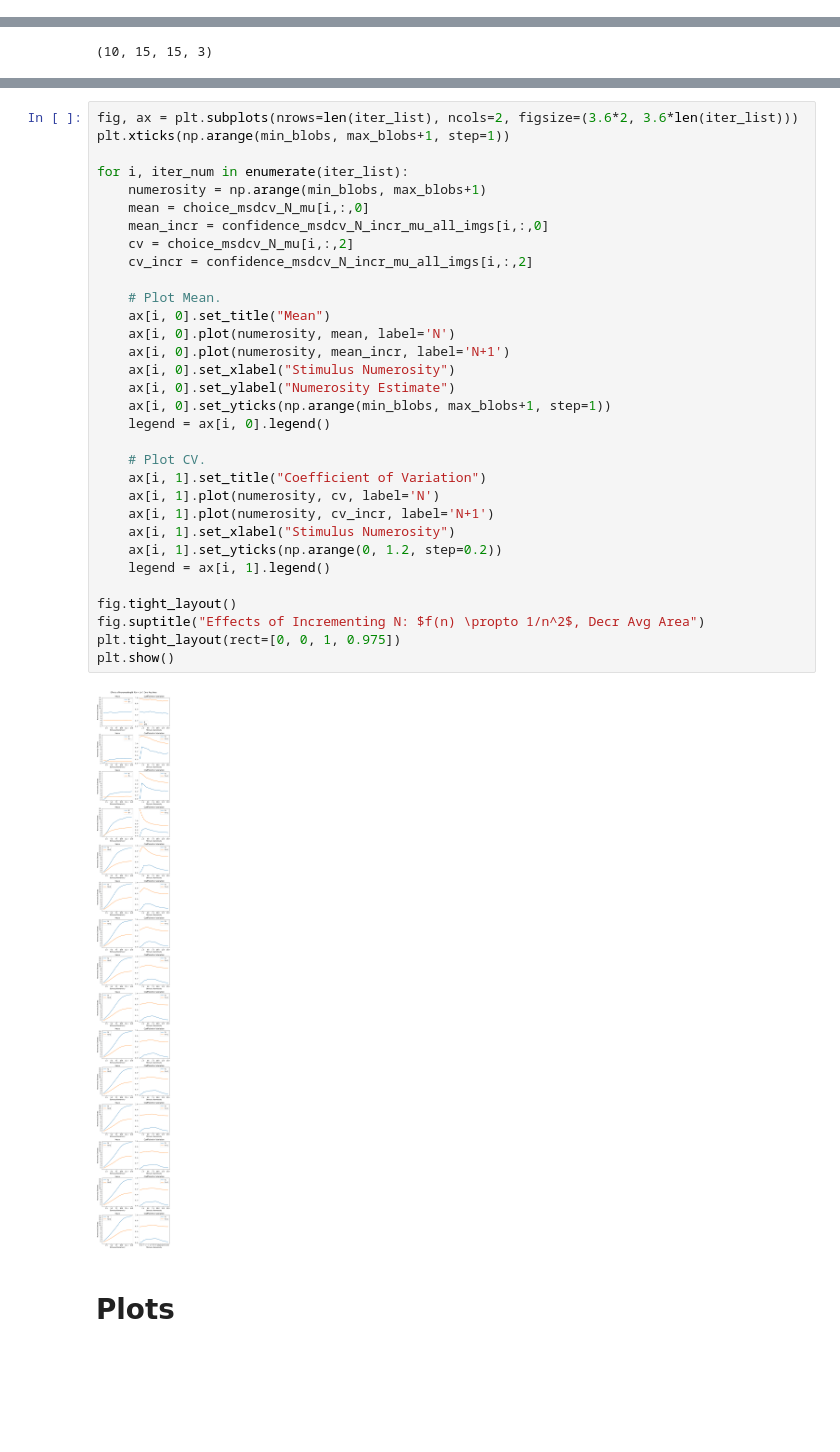
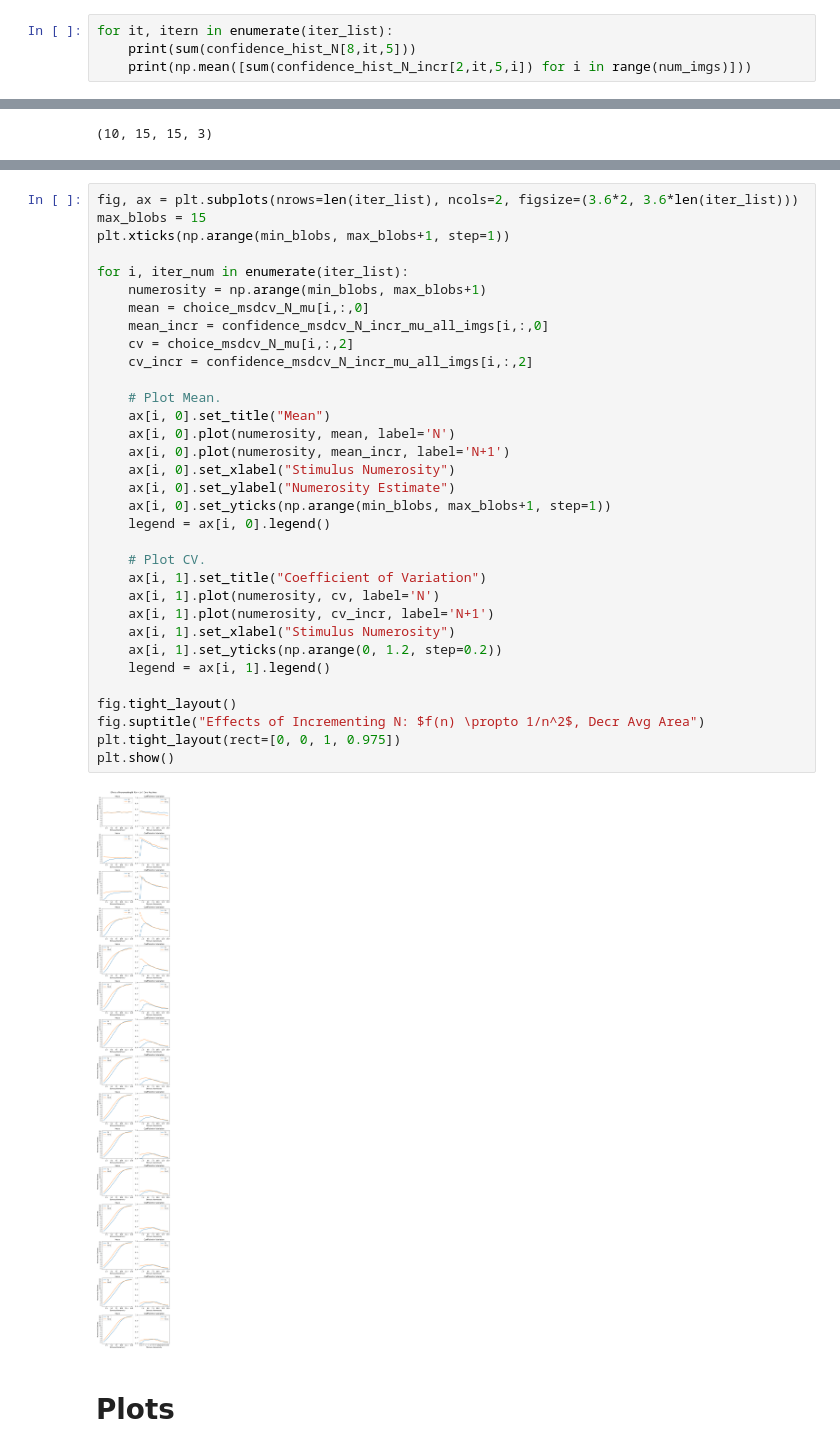
Before and after one commit to numberlearning/DRAM, a Jupyter notebook: 20191202 Incremented Numerosity Get MSDCV.ipynb, the cells around one changed output, grey strips where cells are left out. Cells and saved outputs as stored; diff of their text form; blank space fills up the shorter version.

Commit message:
get correct histograms for N+1 blob images

```diff
--- a/20191202 Incremented Numerosity Get MSDCV.ipynb
+++ b/20191202 Incremented Numerosity Get MSDCV.ipynb
@@ -50,0 +59,4 @@ print(choice_hist_N_mu.shape)
+# %%
+for it, itern in enumerate(iter_list):
+    print(sum(confidence_hist_N[8,it,5]))
+    print(np.mean([sum(confidence_hist_N_incr[2,it,5,i]) for i in range(num_imgs)]))
@@ -112,37 +151,38 @@ confidence_msdcv_N.shape
 # %%
 fig, ax = plt.subplots(nrows=len(iter_list), ncols=2, figsize=(3.6*2, 3.6*len(iter_list)))
+max_blobs = 15
 plt.xticks(np.arange(min_blobs, max_blobs+1, step=1))
 
 for i, iter_num in enumerate(iter_list):
     numerosity = np.arange(min_blobs, max_blobs+1)
     mean = choice_msdcv_N_mu[i,:,0]
     mean_incr = confidence_msdcv_N_incr_mu_all_imgs[i,:,0]
     cv = choice_msdcv_N_mu[i,:,2]
     cv_incr = confidence_msdcv_N_incr_mu_all_imgs[i,:,2]
 
     # Plot Mean.
     ax[i, 0].set_title("Mean")
     ax[i, 0].plot(numerosity, mean, label='N')
     ax[i, 0].plot(numerosity, mean_incr, label='N+1')
     ax[i, 0].set_xlabel("Stimulus Numerosity")
     ax[i, 0].set_ylabel("Numerosity Estimate")
     ax[i, 0].set_yticks(np.arange(min_blobs, max_blobs+1, step=1))
     legend = ax[i, 0].legend()
 
     # Plot CV.
     ax[i, 1].set_title("Coefficient of Variation")
     ax[i, 1].plot(numerosity, cv, label='N')
     ax[i, 1].plot(numerosity, cv_incr, label='N+1')
     ax[i, 1].set_xlabel("Stimulus Numerosity")
     ax[i, 1].set_yticks(np.arange(0, 1.2, step=0.2))
     legend = ax[i, 1].legend()
 
 fig.tight_layout()
 fig.suptitle("Effects of Incrementing N: $f(n) \propto 1/n^2$, Decr Avg Area")
 plt.tight_layout(rect=[0, 0, 1, 0.975])
 plt.show()
 # %% [output]
-[figure, old version]
+[figure, new version]
 # %% [markdown]
 # Plots
 # %%
```
Also changed, not shown: parts of 9 cells of this notebook, 56 other files.
